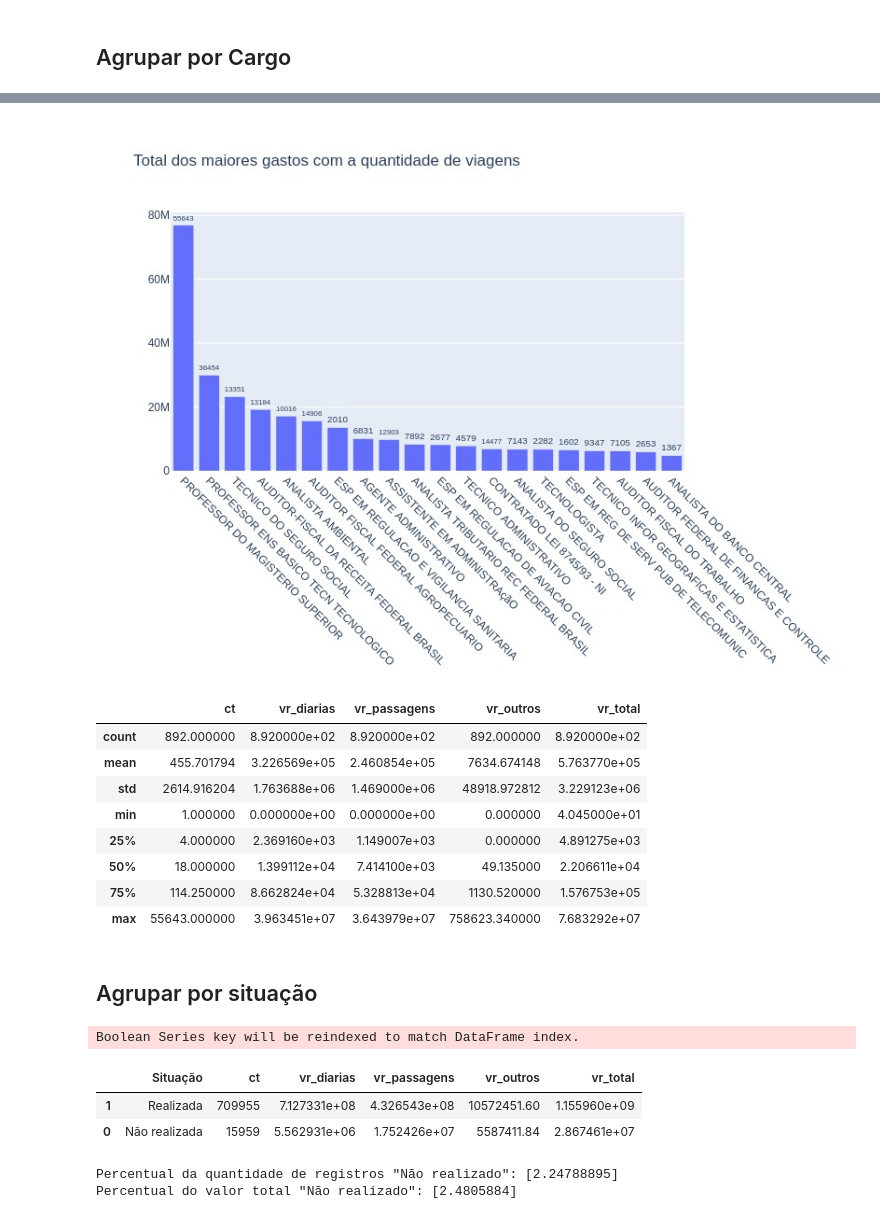
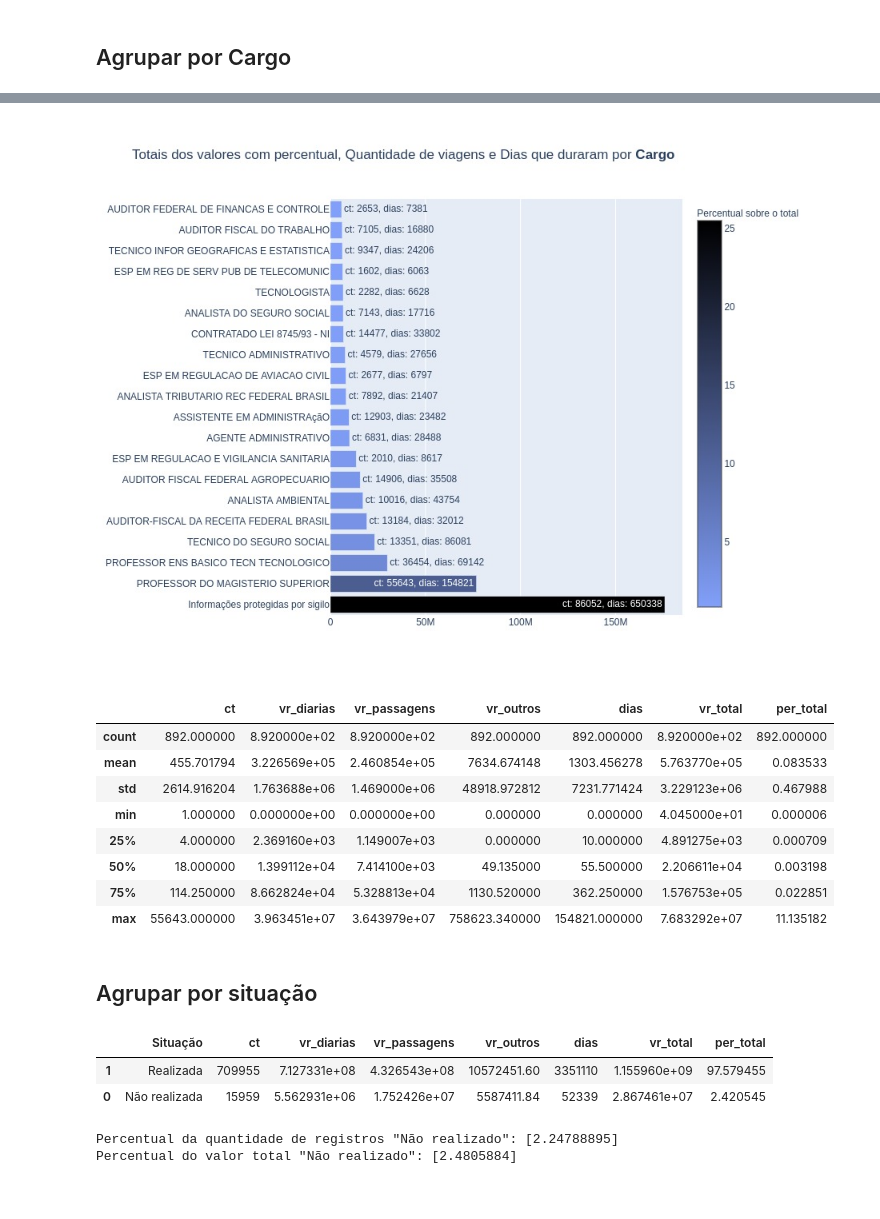
Before and after one commit to SergioSJS/data_science_portfolio, a Jupyter notebook: gov-fed-viagens-servico/gov_br_travel_exploration.ipynb, the cells around one changed output, grey strips where cells are left out. Saved outputs shown, nothing was run; the diff lists cells and outputs as text; code cells hidden in the pictures.

```diff
--- a/gov-fed-viagens-servico/gov_br_travel_exploration.ipynb
+++ b/gov-fed-viagens-servico/gov_br_travel_exploration.ipynb
@@ -7,6 +7,8 @@ import plotly.figure_factory as ff
 import plotly.express as px
 from plotly.subplots import make_subplots
 from IPython.display import Image
+import warnings
+warnings.filterwarnings('ignore')
 
 passagem = pd.read_csv('data/2019_Passagem.csv', sep=';',encoding='cp1252',
                        index_col=['Identificador do processo de viagem'],decimal=',')
@@ -25,3 +27,7 @@ outl_filtered = ((viagem['Valor diárias'] < outl_filter)&
 not_only_zero = ((viagem['Valor diárias'] > 0)|
 (viagem['Valor passagens'] > 0)|
 (viagem['Valor outros gastos'] > 0))
+
+viagem['dt_ini'] = pd.to_datetime(viagem['Período - Data de início'], format='%d/%m/%Y')
+viagem['dt_fim'] = pd.to_datetime(viagem['Período - Data de fim'], format='%d/%m/%Y')
+viagem['duracao'] =  (viagem['dt_fim'] - viagem['dt_ini']).dt.days
@@ -346,6 +347,12 @@ Brasil - Distrito Federal - Brasília -> França - nan - Paris
 França - nan - Paris -> Brasil - Distrito Federal - Brasília
 Valor: 3930.14
 Taxa: 0.0
+# %%
+def concat_ct_dias(df, ct_ret=20):
+
+    return list(map(lambda x: 'ct: {}, dias: {}'.format(x[0], x[1]),
+    zip(df['ct'].head(ct_ret),
+     df['dias'].head(ct_ret))))
 # %% [markdown]
 ## Agrupar por viajante
 # %%
@@ -418,8 +442,10 @@ viagem_cargo = viagem[viagem['Situação'] == 'Realizada'][outl_filtered][not_on
         ct=('Cargo','count'),
         vr_diarias=('Valor diárias', 'sum'),
         vr_passagens=('Valor passagens', 'sum'),
-        vr_outros=('Valor outros gastos','sum')).reset_index()
+        vr_outros=('Valor outros gastos','sum'),
+        dias=('duracao','sum')).reset_index()
 viagem_cargo['vr_total'] = viagem_cargo['vr_diarias'] + viagem_cargo['vr_passagens'] + viagem_cargo['vr_outros']
+viagem_cargo['per_total'] = viagem_cargo['vr_total']*100/viagem_cargo['vr_total'].sum()
 
 viagem_cargo = viagem_cargo.sort_values(['vr_total'], ascending=False)
 viagem_cargo
@@ -441,30 +466,43 @@ Boolean Series key will be reindexed to match DataFrame index.
 # %%
-bars = go.Bar(x=viagem_cargo[viagem_cargo['Cargo'] != 'Informações protegidas por sigilo']['Cargo'].head(20),
-              y=viagem_cargo[viagem_cargo['Cargo'] != 'Informações protegidas por sigilo']['vr_total'].head(20),
-              text=viagem_cargo[viagem_cargo['Cargo'] != 'Informações protegidas por sigilo']['ct'].head(20),
-              textposition='outside',
-              name='Cargos')
-layout = go.Layout(height=600, width=800)
+x = viagem_cargo[viagem_cargo['Cargo'] != '1Informações protegidas por sigilo']['vr_total'].head(20)
+y = viagem_cargo[viagem_cargo['Cargo'] != '1Informações protegidas por sigilo']['Cargo'].head(20)
+text = concat_ct_dias(viagem_cargo[viagem_cargo['Cargo'] != '1Informações protegidas por sigilo'])
+per_total = viagem_cargo[viagem_cargo['Cargo'] != '1Informações protegidas por sigilo']['per_total'].head(20)
+
+bars = go.Bar(y=y,
+              x=x,
+              text=text,
+              textposition='auto',
+              name='Cargos',
+              orientation='h',
+              marker=dict(
+                    color=per_total,
+                    colorbar=dict(
+                        title="Percentual sobre o total"
+                    ),
+                    colorscale=["rgb(130,160,250)", "black"])
+             )
+layout = go.Layout(height=700, width=900)
 fig = go.Figure(data=[bars], layout=layout)
 
-fig.update_layout(title = 'Total dos maiores gastos com a quantidade de viagens', xaxis_tickangle=45)
+fig.update_layout(title = 'Totais dos valores com percentual, Quantidade de viagens e Dias que duraram por <b>Cargo</b>')
 
 display(Image(fig.to_image('jpg')))
 #fig.show()
 # %% [output]
-[figure, old version]
+[figure, new version]
 # %%
 viagem_cargo[viagem_cargo['Cargo'] != 'Informações protegidas por sigilo'].describe()
 # %% [output]
-|  | ct | vr_diarias | vr_passagens | vr_outros | vr_total |
-| count | 892.000000 | 8.920000e+02 | 8.920000e+02 | 892.000000 | 8.920000e+02 |
-| mean | 455.701794 | 3.226569e+05 | 2.460854e+05 | 7634.674148 | 5.763770e+05 |
-| std | 2614.916204 | 1.763688e+06 | 1.469000e+06 | 48918.972812 | 3.229123e+06 |
-| min | 1.000000 | 0.000000e+00 | 0.000000e+00 | 0.000000 | 4.045000e+01 |
-| 25% | 4.000000 | 2.369160e+03 | 1.149007e+03 | 0.000000 | 4.891275e+03 |
-| 50% | 18.000000 | 1.399112e+04 | 7.414100e+03 | 49.135000 | 2.206611e+04 |
-| 75% | 114.250000 | 8.662824e+04 | 5.328813e+04 | 1130.520000 | 1.576753e+05 |
-| max | 55643.000000 | 3.963451e+07 | 3.643979e+07 | 758623.340000 | 7.683292e+07 |
+|  | ct | vr_diarias | vr_passagens | vr_outros | dias | vr_total | per_total |
+| count | 892.000000 | 8.920000e+02 | 8.920000e+02 | 892.000000 | 892.000000 | 8.920000e+02 | 892.000000 |
+| mean | 455.701794 | 3.226569e+05 | 2.460854e+05 | 7634.674148 | 1303.456278 | 5.763770e+05 | 0.083533 |
+| std | 2614.916204 | 1.763688e+06 | 1.469000e+06 | 48918.972812 | 7231.771424 | 3.229123e+06 | 0.467988 |
+| min | 1.000000 | 0.000000e+00 | 0.000000e+00 | 0.000000 | 0.000000 | 4.045000e+01 | 0.000006 |
+| 25% | 4.000000 | 2.369160e+03 | 1.149007e+03 | 0.000000 | 10.000000 | 4.891275e+03 | 0.000709 |
+| 50% | 18.000000 | 1.399112e+04 | 7.414100e+03 | 49.135000 | 55.500000 | 2.206611e+04 | 0.003198 |
+| 75% | 114.250000 | 8.662824e+04 | 5.328813e+04 | 1130.520000 | 362.250000 | 1.576753e+05 | 0.022851 |
+| max | 55643.000000 | 3.963451e+07 | 3.643979e+07 | 758623.340000 | 154821.000000 | 7.683292e+07 | 11.135182 |
 # %% [markdown]
 ## Agrupar por situação
 # %%
@@ -473,16 +511,17 @@ viagem_situacao = viagem[outl_filtered][not_only_zero].groupby(
         ct=('Situação','count'),
         vr_diarias=('Valor diárias', 'sum'),
         vr_passagens=('Valor passagens', 'sum'),
-        vr_outros=('Valor outros gastos','sum')).reset_index()
+        vr_outros=('Valor outros gastos','sum'),
+        dias=('duracao','sum')).reset_index()
 viagem_situacao['vr_total'] = viagem_situacao['vr_diarias'] + viagem_situacao['vr_passagens'] + viagem_situacao['vr_outros']
+viagem_situacao['per_total'] = viagem_situacao['vr_total']*100/viagem_situacao['vr_total'].sum()
 
 viagem_situacao = viagem_situacao.sort_values(['vr_total'], ascending=False)
 viagem_situacao
 # %% [output]
-Boolean Series key will be reindexed to match DataFrame index.
-|  | Situação | ct | vr_diarias | vr_passagens | vr_outros | vr_total |
-| 1 | Realizada | 709955 | 7.127331e+08 | 4.326543e+08 | 10572451.60 | 1.155960e+09 |
-| 0 | Não realizada | 15959 | 5.562931e+06 | 1.752426e+07 | 5587411.84 | 2.867461e+07 |
+|  | Situação | ct | vr_diarias | vr_passagens | vr_outros | dias | vr_total | per_total |
+| 1 | Realizada | 709955 | 7.127331e+08 | 4.326543e+08 | 10572451.60 | 3351110 | 1.155960e+09 | 97.579455 |
+| 0 | Não realizada | 15959 | 5.562931e+06 | 1.752426e+07 | 5587411.84 | 52339 | 2.867461e+07 | 2.420545 |
 # %%
 print('Percentual da quantidade de registros "Não realizado": {}'.format(viagem_situacao[viagem_situacao.index == 0]['ct'].values/viagem_situacao[viagem_situacao.index == 1]['ct'].values *100))
 print('Percentual do valor total "Não realizado": {}'.format(viagem_situacao[viagem_situacao.index == 0]['vr_total'].values/viagem_situacao[viagem_situacao.index == 1]['vr_total'].values *100))
```
Also changed, not shown: parts of 24 cells of this notebook.
